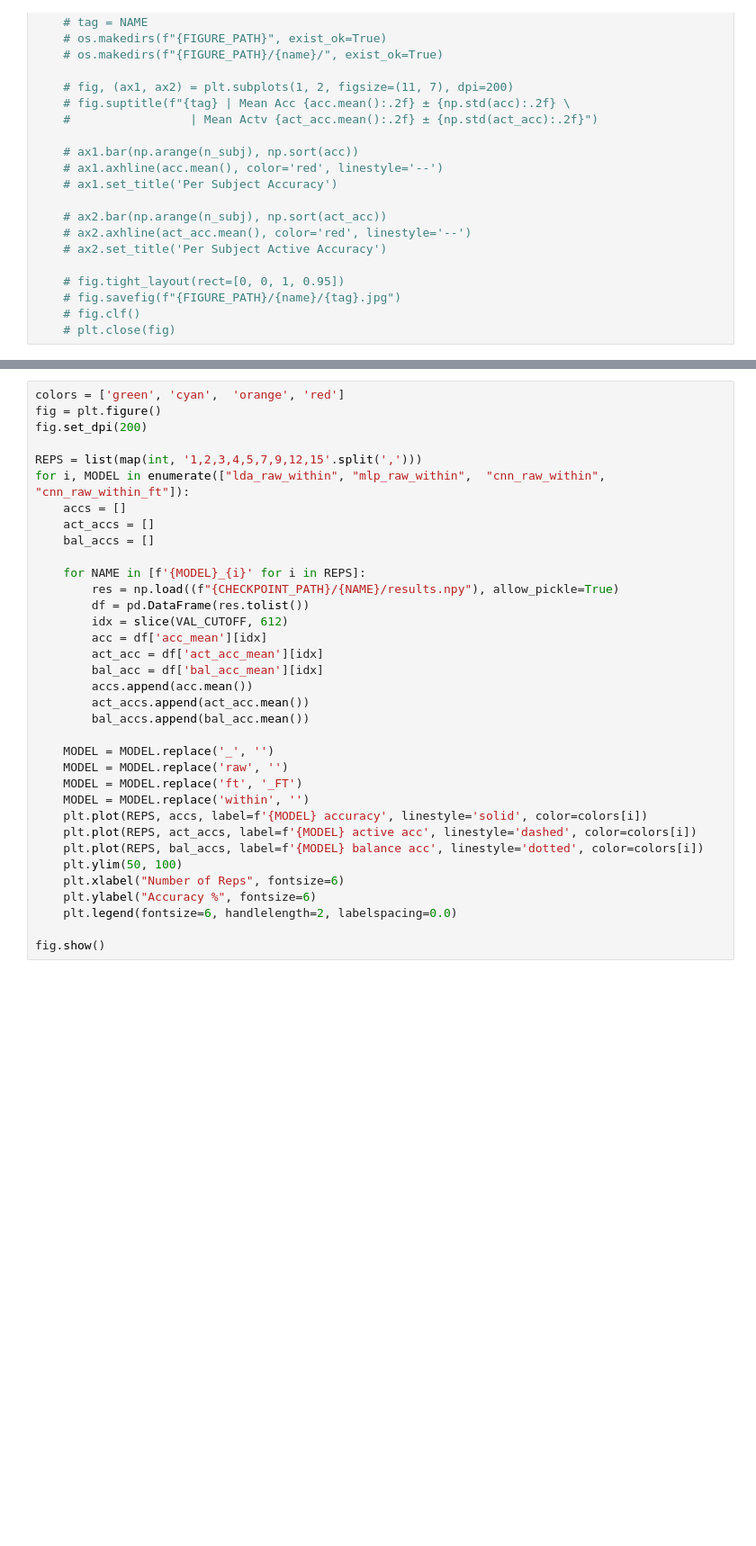
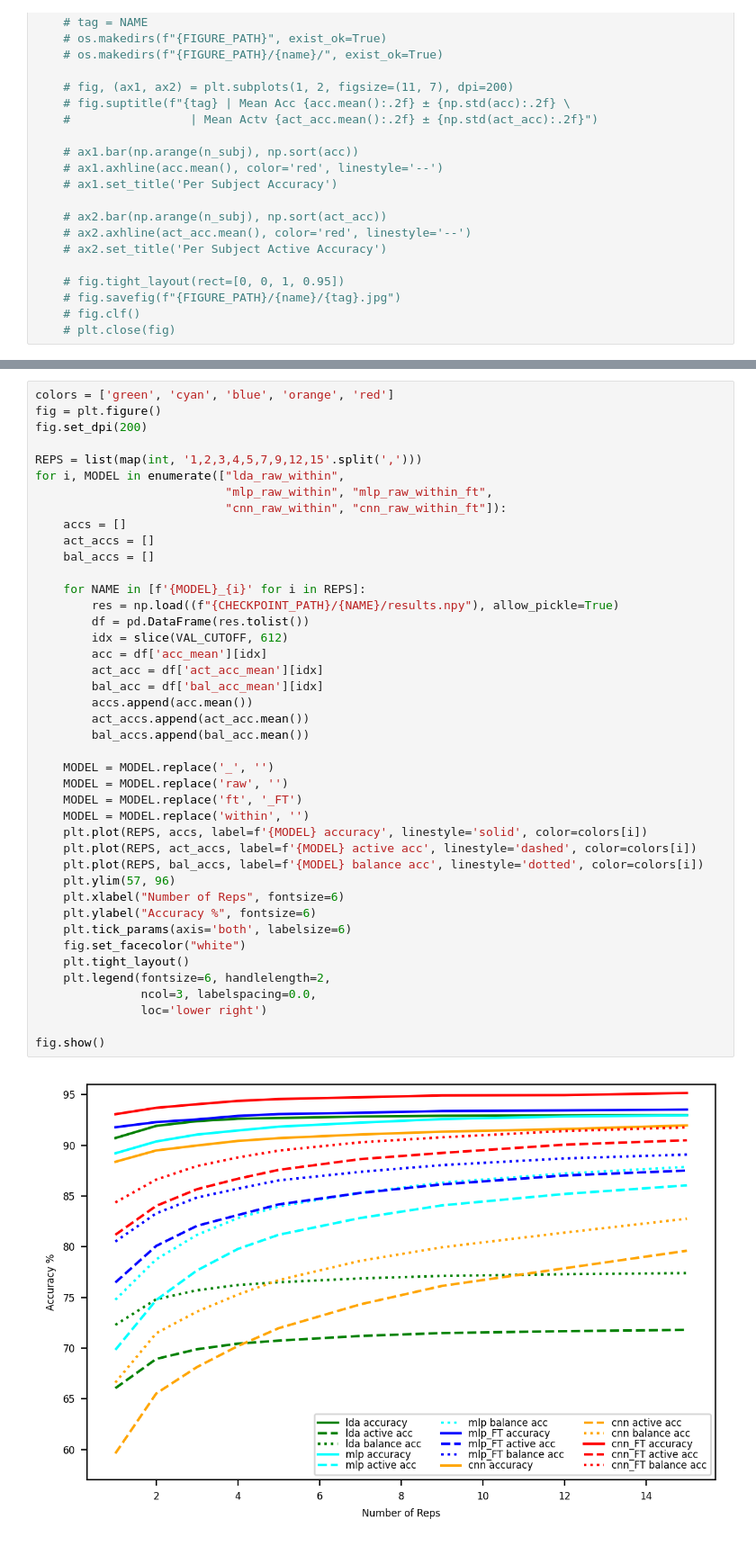
Before and after one commit to A-R-Hariri/EPN612_Cross_User, a Jupyter notebook: Analysis.ipynb, the cells around one changed output, grey strips where cells are left out. Shown at 90% size. Drawn from its saved outputs; the diff is of its cells as text; blank space fills up the shorter version.

```diff
--- a/Analysis.ipynb
+++ b/Analysis.ipynb
@@ -76,35 +75,44 @@ a['a'] = 5
 # %%
-colors = ['green', 'cyan',  'orange', 'red']
+colors = ['green', 'cyan', 'blue', 'orange', 'red']
 fig = plt.figure()
 fig.set_dpi(200)
 
 REPS = list(map(int, '1,2,3,4,5,7,9,12,15'.split(',')))
-for i, MODEL in enumerate(["lda_raw_within", "mlp_raw_within",  "cnn_raw_within", "cnn_raw_within_ft"]):
+for i, MODEL in enumerate(["lda_raw_within",
+                           "mlp_raw_within", "mlp_raw_within_ft",
+                           "cnn_raw_within", "cnn_raw_within_ft"]):
     accs = []
     act_accs = []
     bal_accs = []
 
     for NAME in [f'{MODEL}_{i}' for i in REPS]:
         res = np.load((f"{CHECKPOINT_PATH}/{NAME}/results.npy"), allow_pickle=True)
         df = pd.DataFrame(res.tolist())
         idx = slice(VAL_CUTOFF, 612)
         acc = df['acc_mean'][idx]
         act_acc = df['act_acc_mean'][idx]
         bal_acc = df['bal_acc_mean'][idx]
         accs.append(acc.mean())
         act_accs.append(act_acc.mean())
         bal_accs.append(bal_acc.mean())
 
     MODEL = MODEL.replace('_', '')
     MODEL = MODEL.replace('raw', '')
     MODEL = MODEL.replace('ft', '_FT')
     MODEL = MODEL.replace('within', '')
     plt.plot(REPS, accs, label=f'{MODEL} accuracy', linestyle='solid', color=colors[i])
     plt.plot(REPS, act_accs, label=f'{MODEL} active acc', linestyle='dashed', color=colors[i])
     plt.plot(REPS, bal_accs, label=f'{MODEL} balance acc', linestyle='dotted', color=colors[i])
-    plt.ylim(50, 100)
+    plt.ylim(57, 96)
     plt.xlabel("Number of Reps", fontsize=6)
     plt.ylabel("Accuracy %", fontsize=6)
-    plt.legend(fontsize=6, handlelength=2, labelspacing=0.0)
+    plt.tick_params(axis='both', labelsize=6)
+    fig.set_facecolor("white")
+    plt.tight_layout()
+    plt.legend(fontsize=6, handlelength=2,
+               ncol=3, labelspacing=0.0,
+               loc='lower right')
 
 fig.show()
+# %% [output]
+[figure, added]
```
Also changed, not shown: parts of 4 cells of this notebook.
